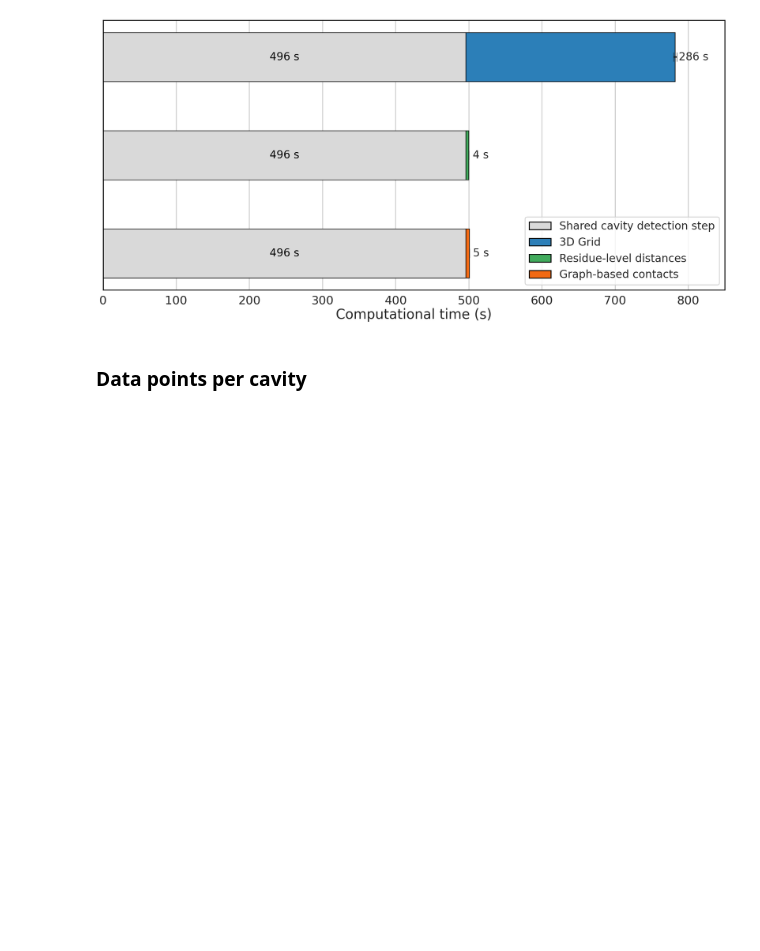
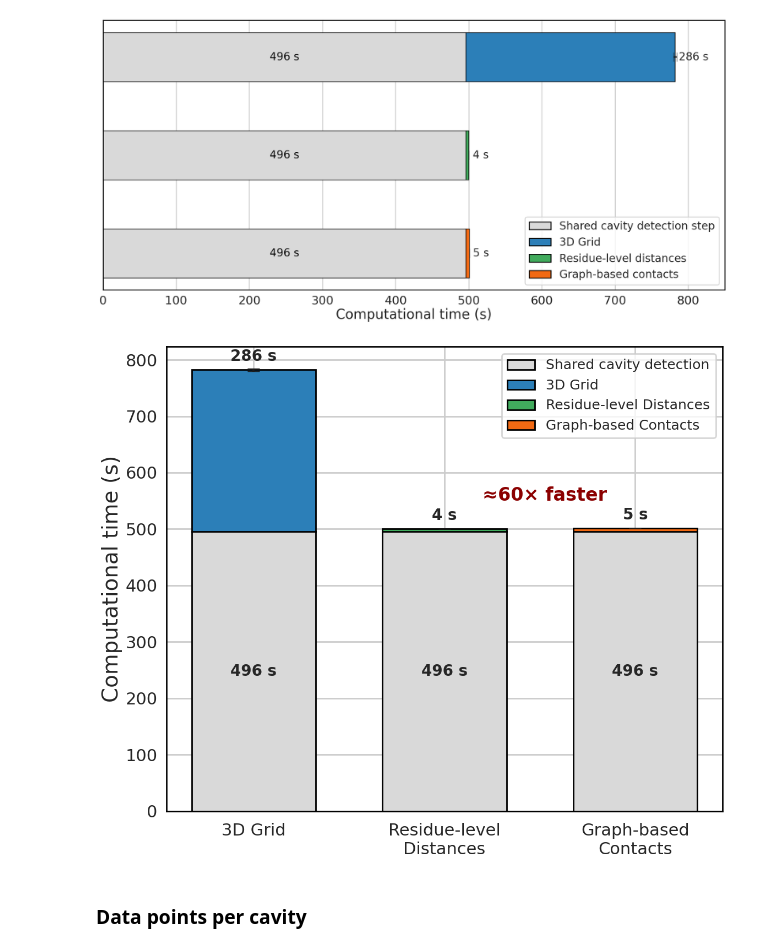
Before and after one commit to jvsguerra/IV-CEC, a Jupyter notebook: SPDE-analysis.ipynb, the cells around one changed output. Saved outputs shown, nothing was run; the diff lists cells and outputs as text; code cells hidden in the pictures; blank space fills up the shorter version.

```diff
--- a/SPDE-analysis.ipynb
+++ b/SPDE-analysis.ipynb
@@ -1121,7 +1123,7 @@ for i in range(len(labels)):
     # Analysis
     ax.text(
         x[i],
-        detection[i] + analysis[i] + 15,
+        detection[i] + analysis[i] + 10,
         f"{analysis[i]:.0f} s",
         ha="center",
         va="bottom",
@@ -1130,8 +1132,8 @@ for i in range(len(labels)):
     )
 
 ax.text(
-    1,
-    850,
+    1.2,
+    550,
     "≈60× faster",
     color="darkred",
     fontsize=24,
@@ -1174,33 +1176,35 @@ legend_elements = [
     ),
     Patch(
         facecolor="#f16913",
         edgecolor="black",
         label="Graph-based Contacts",
     ),
 ]
 
 ax.legend(
     handles=legend_elements,
     fontsize=18,
     frameon=True,
     loc="upper right",
 )
 
 for spine in ax.spines.values():
     spine.set_visible(True)
     spine.set_linewidth(2)
     spine.set_color("black")
 
 plt.tight_layout()
 
 plt.savefig(
     "results/spde/time_v.png",
     dpi=600,
     transparent=True,
     bbox_inches="tight",
 )
 
 plt.show()
+# %% [output]
+[figure, added]
 # %% [markdown]
 ### Data points per cavity
 # %%
```
Also changed, not shown: parts of 8 cells of this notebook, 3 other files.
